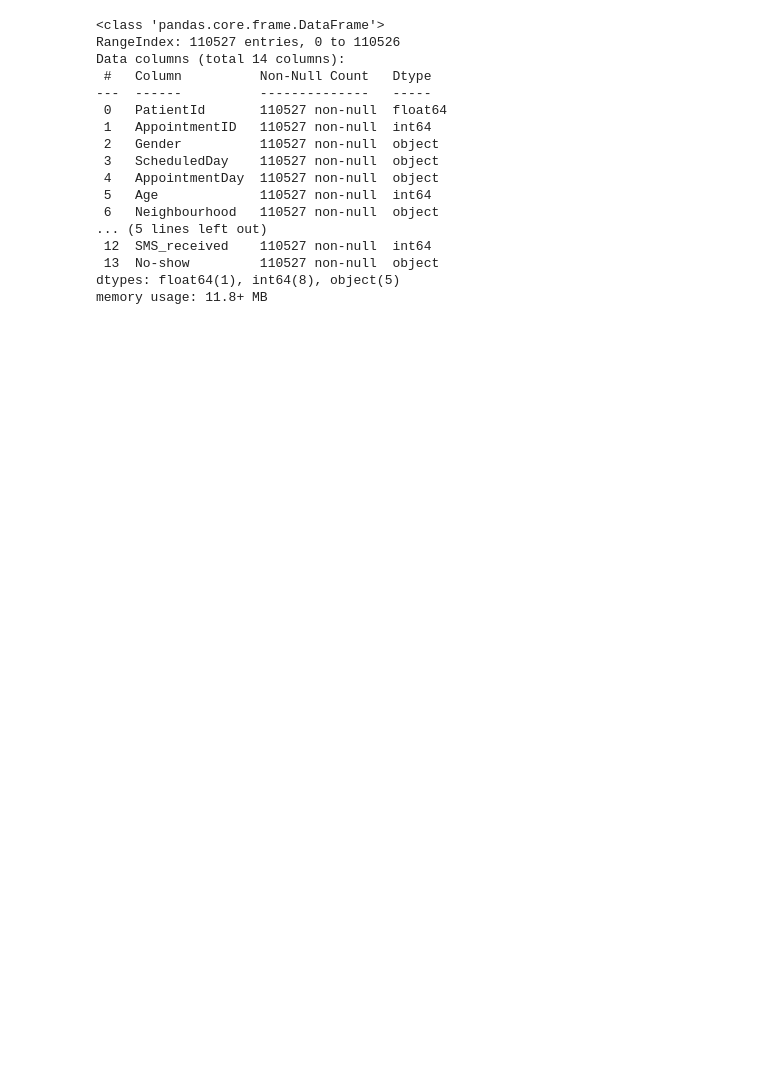
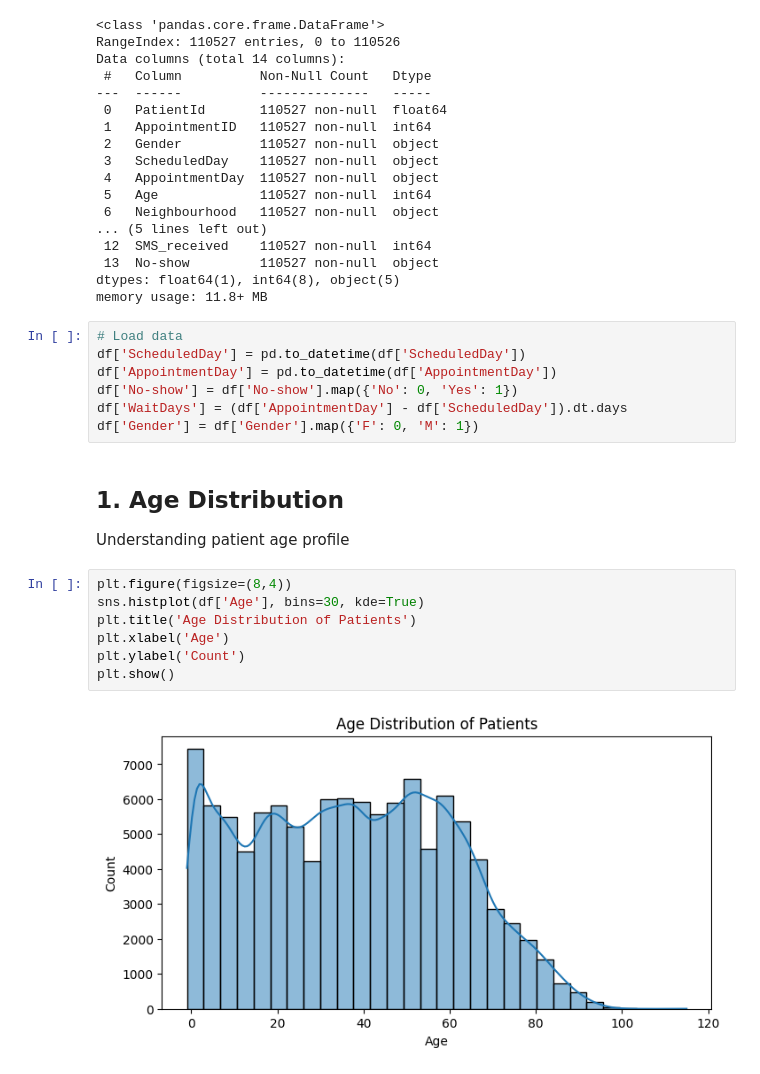
Before and after one commit to Kvnhooman/Final-Project-4-3, a Jupyter notebook: EDA.ipynb, the cells around one changed output. Saved outputs shown, nothing was run; the diff lists cells and outputs as text; blank space fills up the shorter version.

Commit message:
correlation map+ distribution graphs added (+ one line analyses)

```diff
--- a/EDA.ipynb
+++ b/EDA.ipynb
@@ -29,3 +31,22 @@ Data columns (total 14 columns):
  13  No-show         110527 non-null  object
 dtypes: float64(1), int64(8), object(5)
 memory usage: 11.8+ MB
+# %%
+# Load data
+df['ScheduledDay'] = pd.to_datetime(df['ScheduledDay'])
+df['AppointmentDay'] = pd.to_datetime(df['AppointmentDay'])
+df['No-show'] = df['No-show'].map({'No': 0, 'Yes': 1})
+df['WaitDays'] = (df['AppointmentDay'] - df['ScheduledDay']).dt.days
+df['Gender'] = df['Gender'].map({'F': 0, 'M': 1})
+# %% [markdown]
+## 1. Age Distribution
+Understanding patient age profile
+# %%
+plt.figure(figsize=(8,4))
+sns.histplot(df['Age'], bins=30, kde=True)
+plt.title('Age Distribution of Patients')
+plt.xlabel('Age')
+plt.ylabel('Count')
+plt.show()
+# %% [output]
+[figure, added]
```
Also changed, not shown: parts of 14 cells of this notebook.
